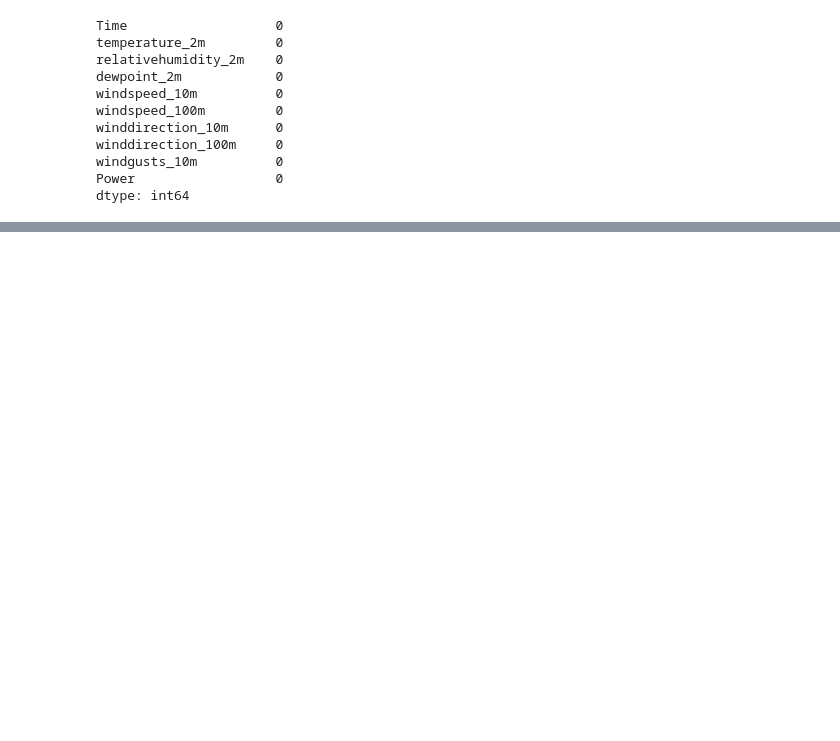
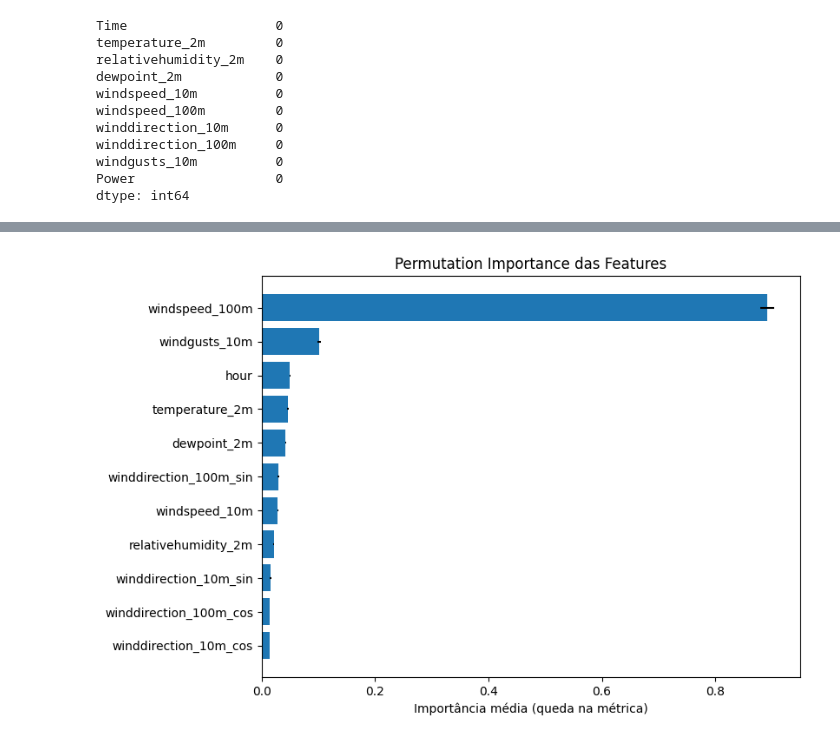
Before and after one commit to mariaclaraps/projeto-ciencia-dos-dados, a Jupyter notebook: notebooks/wind-power-generation-regression.ipynb, the cells around one changed output, grey strips where cells are left out. Drawn from its saved outputs; the diff is of its cells as text; code cells hidden in the pictures; blank space fills up the shorter version.

```diff
--- a/notebooks/wind-power-generation-regression.ipynb
+++ b/notebooks/wind-power-generation-regression.ipynb
@@ -107,8 +183,14 @@ param_rf = {
 # %%
-pipe_gb = GradientBoostingRegressor(random_state=42)
+pipe_gb = Pipeline([
+    ('scaler', StandardScaler()),
+    ('model', GradientBoostingRegressor(random_state=42))
+])
 
 param_gb = {
-    'n_estimators': [100, 200, 300, 400],
-    'learning_rate': [0.01, 0.05, 0.1, 0.4],
-    'max_depth': [2, 3, 4, 5]
+    'model__n_estimators': [100, 200, 300, 400],
+    'model__learning_rate': [0.01, 0.05, 0.1, 0.4],
+    'model__max_depth': [2, 3, 4, 5]
 }
+
+grid_gb = GridSearchCV( pipe_gb, param_gb, cv=cv, scoring='r2', n_jobs=-1)
+grid_gb.fit(X_train, y_train)
@@ -125,5 +223,6 @@ best_models = {}
 # %%
-for name, grid in grids.items():
-    print(f"Treinando {name}...")
-    grid.fit(X_train, y_train)
-    best_models[name] = grid
+best_models = {}
+
+best_models["SVR"] = grid_svr
+best_models["Gradient Boosting"] = grid_gb
+best_models["Random Forest"] = grid_rf
@@ -160,0 +254,20 @@ results
+# %%
+import matplotlib.pyplot as plt
+import pandas as pd
+from sklearn.inspection import permutation_importance
+
+result = permutation_importance(best_models["Random Forest"], X_test, y_test, n_repeats=5, random_state=42)
+
+importance_df = pd.DataFrame({
+    "feature": X_test.columns,
+    "importance_mean": result.importances_mean,
+    "importance_std": result.importances_std
+}).sort_values(by="importance_mean", ascending=True)
+
+plt.figure(figsize=(8,6))
+plt.barh(importance_df["feature"], importance_df["importance_mean"], xerr=importance_df["importance_std"])
+plt.xlabel("Importância média (queda na métrica)")
+plt.title("Permutation Importance das Features")
+plt.show()
+# %% [output]
+[figure, added]
```
Also changed, not shown: parts of 15 cells of this notebook.
